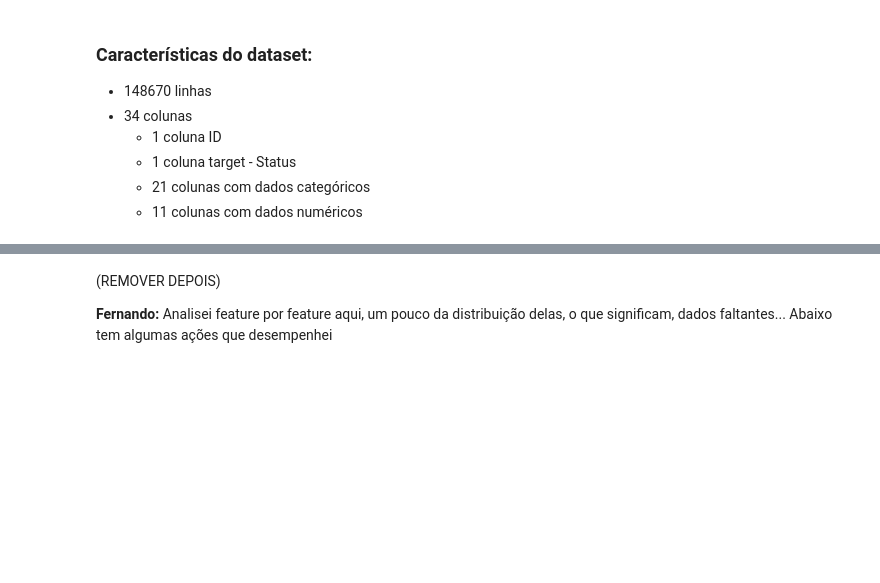
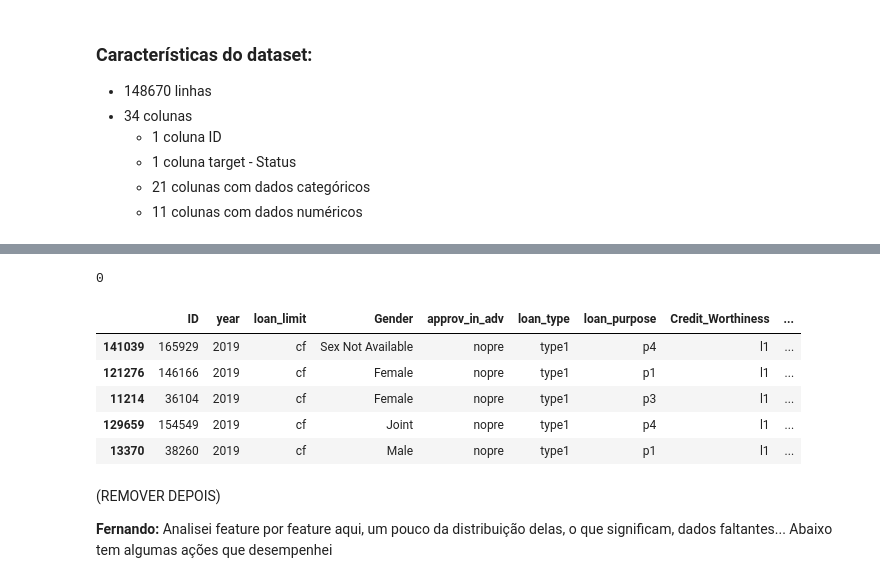
Before and after one commit to fernandobrancher/project_machine_learning_iii, a Jupyter notebook: project_loan_defaulters.ipynb, the cells around one changed output, grey strips where cells are left out. Cells and saved outputs as stored; diff of their text form; code cells hidden in the pictures; blank space fills up the shorter version.

```diff
--- a/project_loan_defaulters.ipynb
+++ b/project_loan_defaulters.ipynb
@@ -147,6 +214,29 @@ X = df.drop(columns='Status')
 y = df['Status']
 
 X_train, X_test, y_train, y_test = train_test_split(X, y, test_size=0.2, random_state=42, stratify=y)
+# %%
+# Fazer o tratamento dos nulos com fillna  AQUI, após a divisão do dataset em treino e teste pra evitar data leakage.
+# Utilizar os valores do treino no dataset de teste. Exemplo X_test.fillna(values={'income': np.mean(X_train)}, axis=1)
+valores = {
+    'income': np.mean(X_train['income'])
+    #etc
+}
+teste2 = X_test.fillna(valores)
+teste2['income'].isna().sum()
+# %% [output]
+0
+# %%
+# Após tratamentos de nulos, rodar esta célula pra formar o dataset de treino e separadamente o dataset de teste (X e y)
+treino = pd.concat([X_train, y_train], axis=1)
+
+treino.head()
+# %% [output]
+|  | ID | year | loan_limit | Gender | approv_in_adv | loan_type | loan_purpose | Credit_Worthiness | ... |
+| 141039 | 165929 | 2019 | cf | Sex Not Available | nopre | type1 | p4 | l1 | ... |
+| 121276 | 146166 | 2019 | cf | Female | nopre | type1 | p1 | l1 | ... |
+| 11214 | 36104 | 2019 | cf | Female | nopre | type1 | p3 | l1 | ... |
+| 129659 | 154549 | 2019 | cf | Joint | nopre | type1 | p4 | l1 | ... |
+| 13370 | 38260 | 2019 | cf | Male | nopre | type1 | p1 | l1 | ... |
 # %% [markdown]
 (REMOVER DEPOIS)
 
```
Also changed, not shown: parts of 14 cells of this notebook, 1 other file.
